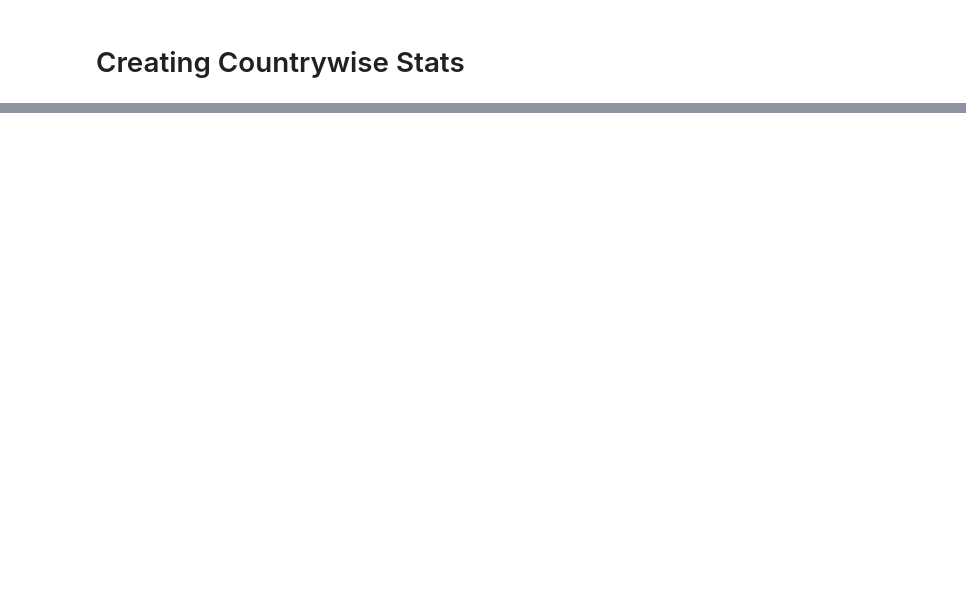
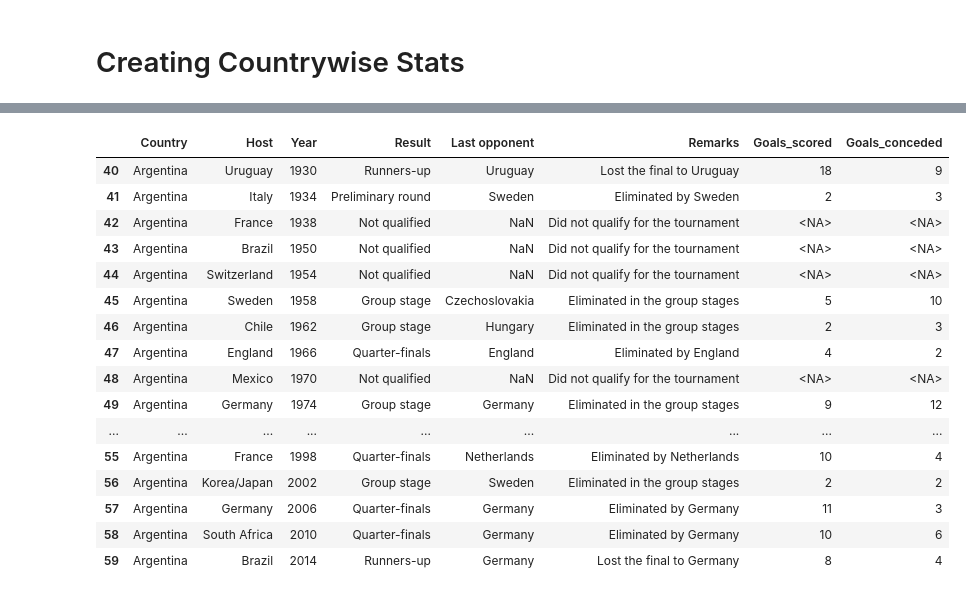
Before and after one commit to CaptainHippie/World-Cup-Analysis, a Jupyter notebook: fifa-wc.ipynb, the cells around one changed output, grey strips where cells are left out. Cells and saved outputs as stored; diff of their text form; code cells hidden in the pictures; blank space fills up the shorter version.

Commit message:
created countrywise data

```diff
--- a/fifa-wc.ipynb
+++ b/fifa-wc.ipynb
@@ -444,12 +455,0 @@ AttributeError: 'Index' object has no attribute 'year'
-# %%
-cur_country = "Germany"
-
-df_ctr = df_match[(df_match['Away Team Name'] == cur_country) | (df_match['Home Team Name'] == cur_country)].copy()
-#df_ctr.index = pd.to_datetime(df_ctr.Datetime)
-
-last_row_per_year = df_ctr.groupby(pd.DatetimeIndex(df_ctr.Datetime).year).last()
-
-#def get_last_match(data):
-#    print(data)
-
-#df_match[df_match['Away Team Name'] == cur_country]['Year'].apply(get_last_match)
@@ -495,0 +456,3 @@ def form_winners(data):
+# %%
+all_years = df_match['Year'].unique()
+all_countries = df_match['Away Team Name'].sort_values().unique()
@@ -495,0 +502,44 @@ def form_winners(data):
+# %%
+df_country = pd.DataFrame(columns=['Country', 'Host', 'Year', 'Result', 'Last opponent', 'Remarks'])
+
+for country in all_countries:
+    temp = get_country_results(country)
+    df_country = pd.concat([df_country, temp])
+
+df_country = df_country.reset_index(drop=True)
+# %%
+df_country['Goals_scored'] = np.nan
+df_country['Goals_conceded'] = np.nan
+
+for i, val in df_country.iterrows():
+    yr = val['Year']
+    ctry = val['Country']
+    if (df_country.loc[(df_country['Country'] == ctry) & (df_country['Year'] == yr), 'Result'].values[0] == 'Not qualified'):
+        continue
+    gs_year = df_match[(df_match['Home Team Name'] == ctry) & (df_match['Year'] == yr)]['Home Team Goals'].sum() + df_match[(df_match['Away Team Name'] == ctry) & (df_match['Year'] == yr)]['Away Team Goals'].sum()
+    gc_year = df_match[(df_match['Home Team Name'] == ctry) & (df_match['Year'] == yr)]['Away Team Goals'].sum() + df_match[(df_match['Away Team Name'] == ctry) & (df_match['Year'] == yr)]['Home Team Goals'].sum()
+    df_country.iloc[i, -2] = gs_year
+    df_country.iloc[i, -1] = gc_year
+
+df_country['Goals_scored'] = pd.to_numeric(df_country['Goals_scored'], errors='coerce').astype(pd.Int8Dtype())
+df_country['Goals_conceded'] = pd.to_numeric(df_country['Goals_conceded'], errors='coerce').astype(pd.Int8Dtype())
+# %%
+df_country[df_country['Country'] == 'Argentina']
+# %% [output]
+|  | Country | Host | Year | Result | Last opponent | Remarks | Goals_scored | Goals_conceded |
+| 40 | Argentina | Uruguay | 1930 | Runners-up | Uruguay | Lost the final to Uruguay | 18 | 9 |
+| 41 | Argentina | Italy | 1934 | Preliminary round | Sweden | Eliminated by Sweden | 2 | 3 |
+| 42 | Argentina | France | 1938 | Not qualified | NaN | Did not qualify for the tournament | <NA> | <NA> |
+| 43 | Argentina | Brazil | 1950 | Not qualified | NaN | Did not qualify for the tournament | <NA> | <NA> |
+| 44 | Argentina | Switzerland | 1954 | Not qualified | NaN | Did not qualify for the tournament | <NA> | <NA> |
+| 45 | Argentina | Sweden | 1958 | Group stage | Czechoslovakia | Eliminated in the group stages | 5 | 10 |
+| 46 | Argentina | Chile | 1962 | Group stage | Hungary | Eliminated in the group stages | 2 | 3 |
+| 47 | Argentina | England | 1966 | Quarter-finals | England | Eliminated by England | 4 | 2 |
+| 48 | Argentina | Mexico | 1970 | Not qualified | NaN | Did not qualify for the tournament | <NA> | <NA> |
+| 49 | Argentina | Germany | 1974 | Group stage | Germany | Eliminated in the group stages | 9 | 12 |
+| ... | ... | ... | ... | ... | ... | ... | ... | ... |
+| 55 | Argentina | France | 1998 | Quarter-finals | Netherlands | Eliminated by Netherlands | 10 | 4 |
+| 56 | Argentina | Korea/Japan | 2002 | Group stage | Sweden | Eliminated in the group stages | 2 | 2 |
+| 57 | Argentina | Germany | 2006 | Quarter-finals | Germany | Eliminated by Germany | 11 | 3 |
+| 58 | Argentina | South Africa | 2010 | Quarter-finals | Germany | Eliminated by Germany | 10 | 6 |
+| 59 | Argentina | Brazil | 2014 | Runners-up | Germany | Lost the final to Germany | 8 | 4 |
```
Also changed, not shown: parts of 12 cells of this notebook.
